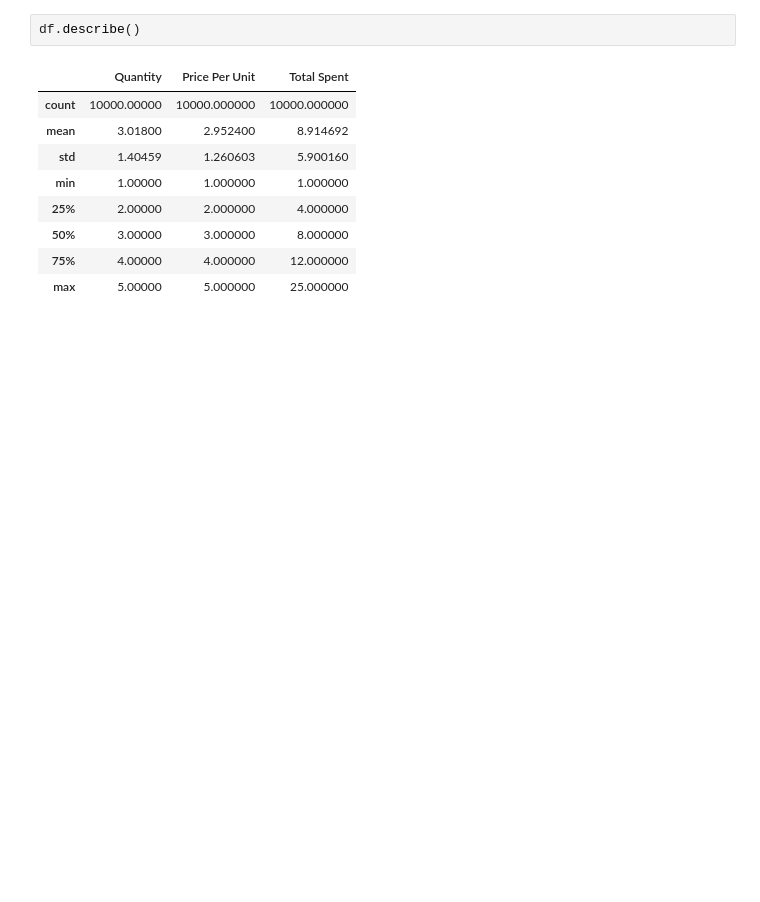
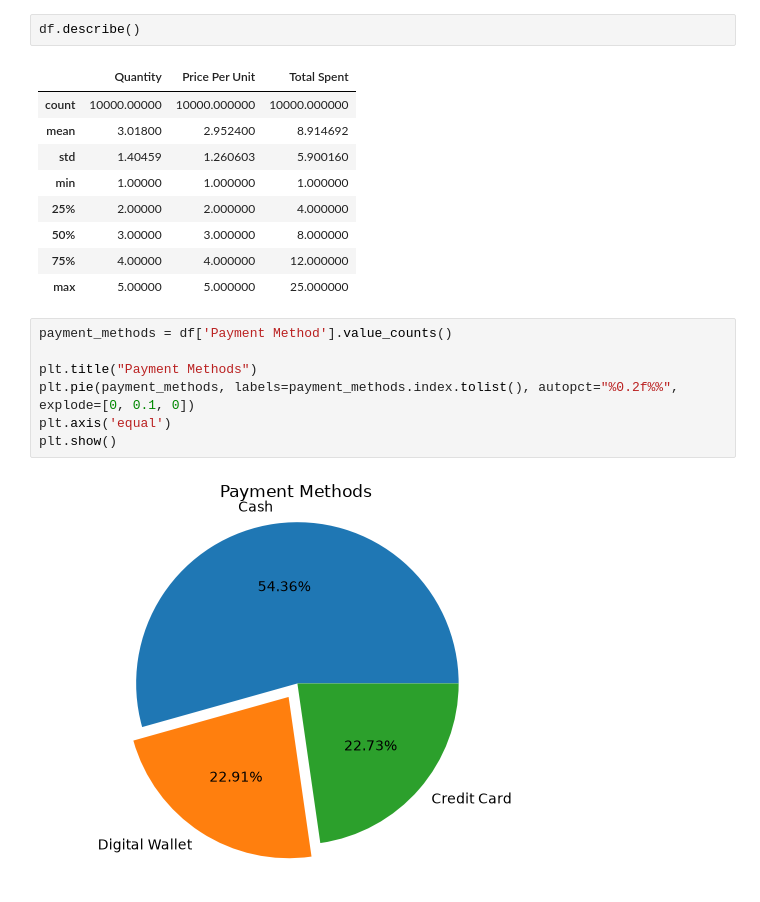
Before and after one commit to marshaale/learn-matplotlib, a Jupyter notebook: cafe_sales/notebook.ipynb, the cells around one changed output. Drawn from its saved outputs; the diff is of its cells as text; blank space fills up the shorter version.

Commit message:
payment methods pie visualization

```diff
--- a/cafe_sales/notebook.ipynb
+++ b/cafe_sales/notebook.ipynb
@@ -50,3 +50,12 @@ df.describe()
 | 50% | 3.00000 | 3.000000 | 8.000000 |
 | 75% | 4.00000 | 4.000000 | 12.000000 |
 | max | 5.00000 | 5.000000 | 25.000000 |
+# %%
+payment_methods = df['Payment Method'].value_counts()
+
+plt.title("Payment Methods")
+plt.pie(payment_methods, labels=payment_methods.index.tolist(), autopct="%0.2f%%", explode=[0, 0.1, 0])
+plt.axis('equal')
+plt.show()
+# %% [output]
+[figure, added]
```
